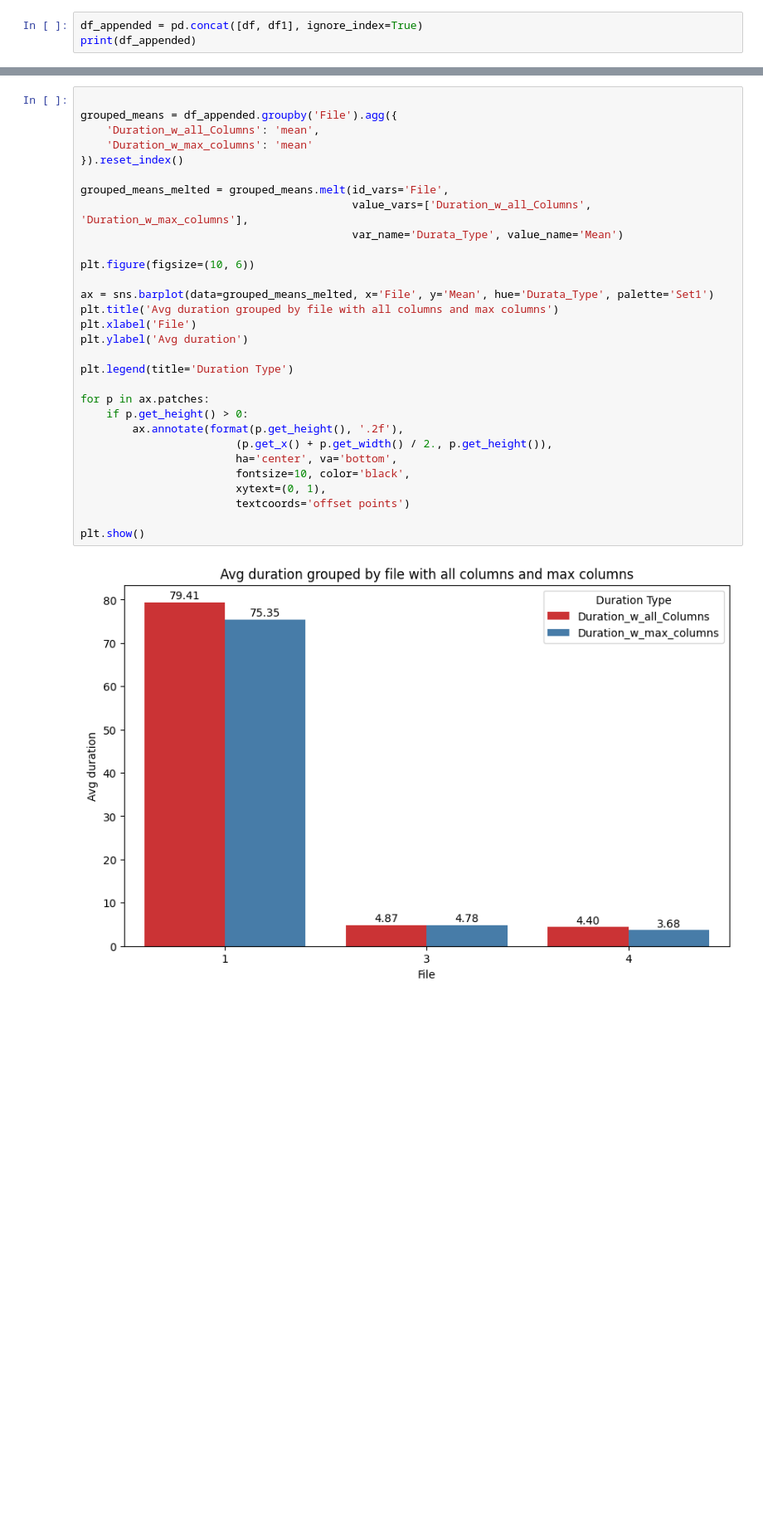
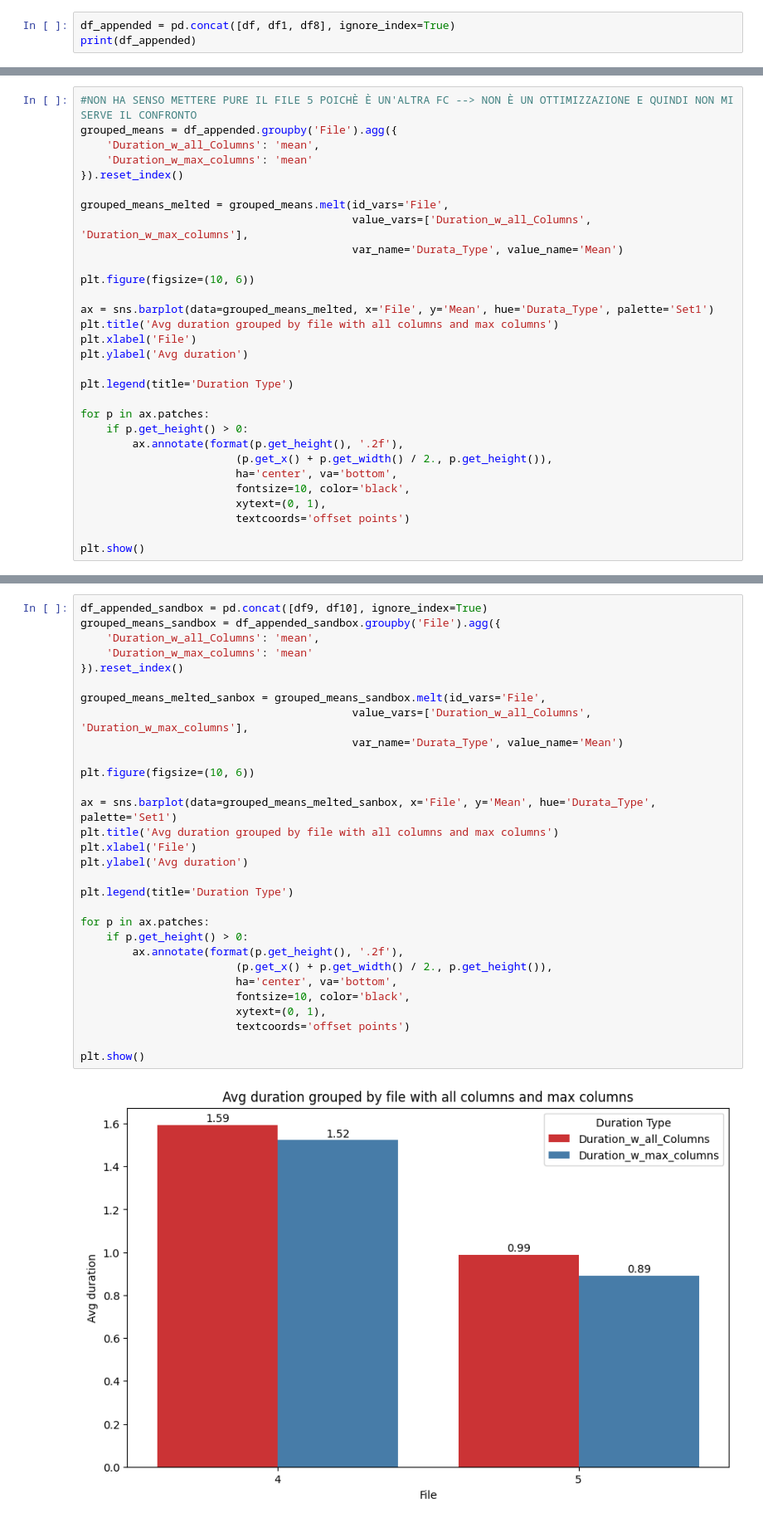
Before and after one commit to MikDR/Tirocinio, a Jupyter notebook: post_seconda_revisione/plot.ipynb, the cells around one changed output, grey strips where cells are left out. Shown at 83% size. Cells and saved outputs as stored; diff of their text form; blank space fills up the shorter version.

```diff
--- a/post_seconda_revisione/plot.ipynb
+++ b/post_seconda_revisione/plot.ipynb
@@ -101,7 +107,7 @@ print(df7)
 
 [68588 rows x 9 columns]
 # %%
-df_appended = pd.concat([df, df1], ignore_index=True)
+df_appended = pd.concat([df, df1, df8], ignore_index=True)
 print(df_appended)
 # %% [output]
       File  Iteration  Max_columns  Duration_w_all_Columns  \
@@ -142,0 +149,30 @@ plt.show()
+# %%
+#NON HA SENSO METTERE PURE IL FILE 5 POICHÈ È UN'ALTRA FC --> NON È UN OTTIMIZZAZIONE E QUINDI NON MI SERVE IL CONFRONTO
+grouped_means = df_appended.groupby('File').agg({
+    'Duration_w_all_Columns': 'mean',
+    'Duration_w_max_columns': 'mean'
+}).reset_index()
+
+grouped_means_melted = grouped_means.melt(id_vars='File',
+                                          value_vars=['Duration_w_all_Columns', 'Duration_w_max_columns'],
+                                          var_name='Durata_Type', value_name='Mean')
+
+plt.figure(figsize=(10, 6))
+
+ax = sns.barplot(data=grouped_means_melted, x='File', y='Mean', hue='Durata_Type', palette='Set1')
+plt.title('Avg duration grouped by file with all columns and max columns')
+plt.xlabel('File')
+plt.ylabel('Avg duration')
+
+plt.legend(title='Duration Type')
+
+for p in ax.patches:
+    if p.get_height() > 0:
+        ax.annotate(format(p.get_height(), '.2f'),
+                        (p.get_x() + p.get_width() / 2., p.get_height()),
+                        ha='center', va='bottom',
+                        fontsize=10, color='black',
+                        xytext=(0, 1),
+                        textcoords='offset points')
+
+plt.show()
@@ -143,35 +181,35 @@ plt.show()
 # %%
-
-grouped_means = df_appended.groupby('File').agg({
+df_appended_sandbox = pd.concat([df9, df10], ignore_index=True)
+grouped_means_sandbox = df_appended_sandbox.groupby('File').agg({
     'Duration_w_all_Columns': 'mean',
     'Duration_w_max_columns': 'mean'
 }).reset_index()
 
-grouped_means_melted = grouped_means.melt(id_vars='File',
+grouped_means_melted_sanbox = grouped_means_sandbox.melt(id_vars='File',
                                           value_vars=['Duration_w_all_Columns', 'Duration_w_max_columns'],
                                           var_name='Durata_Type', value_name='Mean')
 
 plt.figure(figsize=(10, 6))
 
-ax = sns.barplot(data=grouped_means_melted, x='File', y='Mean', hue='Durata_Type', palette='Set1')
+ax = sns.barplot(data=grouped_means_melted_sanbox, x='File', y='Mean', hue='Durata_Type', palette='Set1')
 plt.title('Avg duration grouped by file with all columns and max columns')
 plt.xlabel('File')
 plt.ylabel('Avg duration')
 
 plt.legend(title='Duration Type')
 
 for p in ax.patches:
     if p.get_height() > 0:
         ax.annotate(format(p.get_height(), '.2f'),
                         (p.get_x() + p.get_width() / 2., p.get_height()),
                         ha='center', va='bottom',
                         fontsize=10, color='black',
                         xytext=(0, 1),
                         textcoords='offset points')
 
 plt.show()
 # %% [output]
-[figure, old version]
+[figure, new version]
 # %%
 mean_w_all_cols = df_appended['Duration_w_all_Columns'].mean()
 
```
Also changed, not shown: parts of 8 cells of this notebook, 14 other files.
